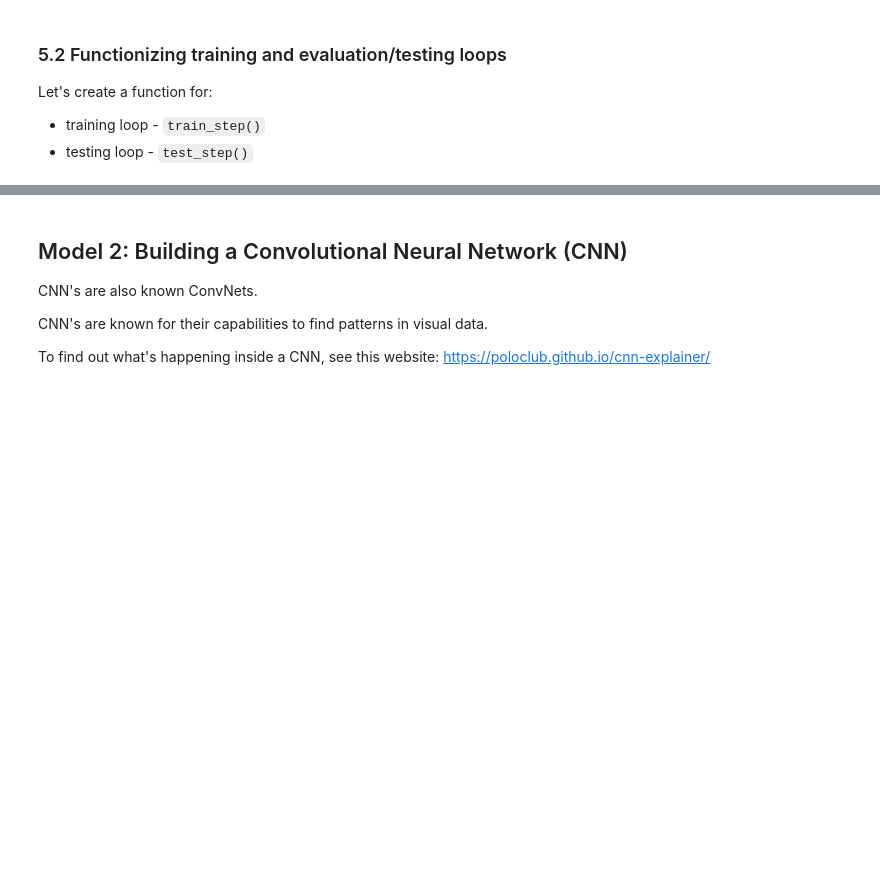
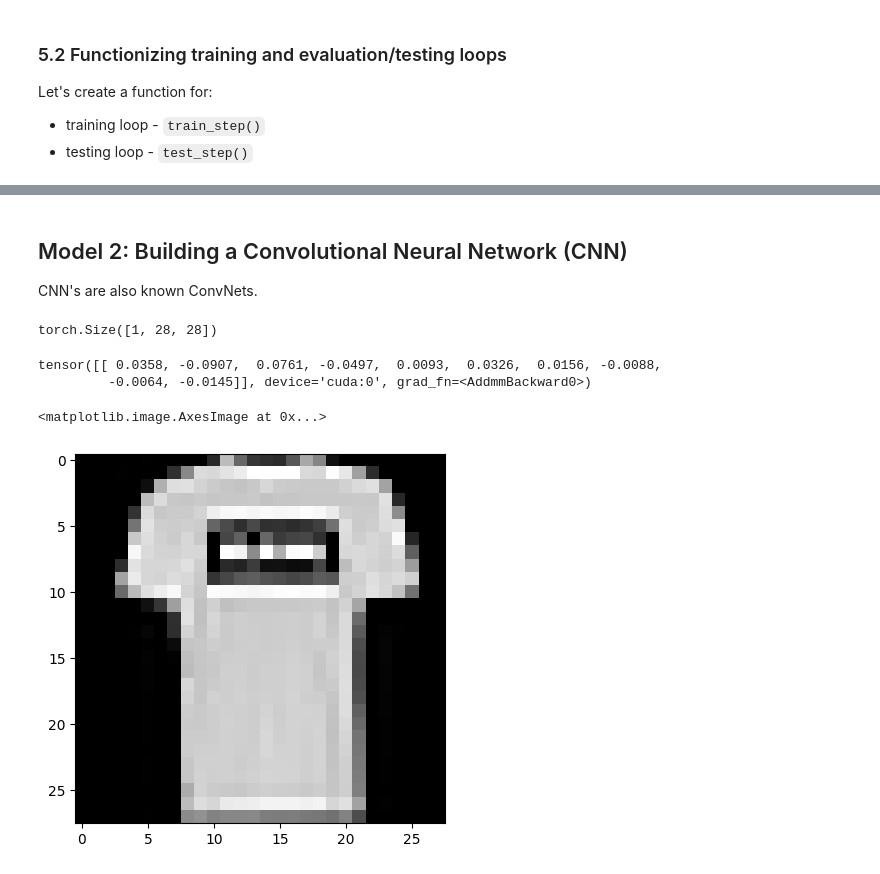
Before and after one commit to Vivekyadav199/Pytorch, a Jupyter notebook: Pytorch05.ipynb, the cells around one changed output, grey strips where cells are left out. Drawn from its saved outputs; the diff is of its cells as text; code cells hidden in the pictures; blank space fills up the shorter version.

```diff
--- a/Pytorch05.ipynb
+++ b/Pytorch05.ipynb
@@ -819,7 +776,3 @@ model_0_results
 ## Model 2: Building a Convolutional Neural Network (CNN)
 
 CNN's are also known ConvNets.
-
-CNN's are known for their capabilities to find patterns in visual data.
-
-To find out what's happening inside a CNN, see this website: https://poloclub.github.io/cnn-explainer/
@@ -825,0 +831,15 @@ To find out what's happening inside a CNN, see this website: https://poloclub.gi
+# %%
+rand_image_tensor = torch.randn(size=(1,28,28))
+rand_image_tensor.shape
+# %% [output]
+torch.Size([1, 28, 28])
+# %%
+model_2(rand_image_tensor.unsqueeze(0).to(device))
+# %% [output]
+tensor([[ 0.0358, -0.0907,  0.0761, -0.0497,  0.0093,  0.0326,  0.0156, -0.0088,
+         -0.0064, -0.0145]], device='cuda:0', grad_fn=<AddmmBackward0>)
+# %%
+plt.imshow(image.squeeze(), cmap="gray")
+# %% [output]
+<matplotlib.image.AxesImage at 0x...>
+[figure, added]
```
Also changed, not shown: parts of 12 cells of this notebook.
